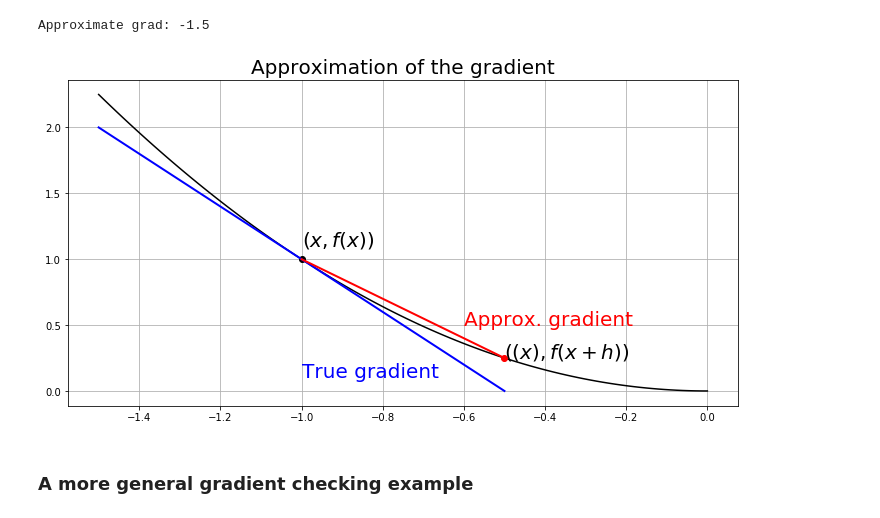
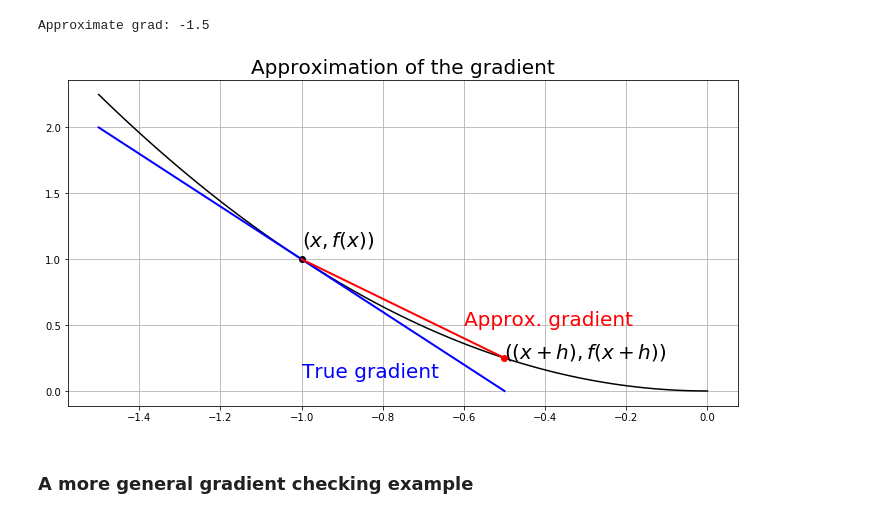
Before and after one commit to davidbp/lxmls-notebooks, a Jupyter notebook: day_0/day_0_introduction.ipynb, the cells around one changed output. Saved outputs shown, nothing was run; the diff lists cells and outputs as text; code cells hidden in the pictures.

```diff
--- a/day_0/day_0_introduction.ipynb
+++ b/day_0/day_0_introduction.ipynb
@@ -113,23 +113,23 @@ Approximate grad: -1.5
 # %%
 # Now let's plot the approximate gradient too.
 
 def plot_approx_gradient():
 
     plot_true_gradient()
 
     # this is the point with which we approximate the gradient
     h = 0.5
     plt.plot([x + h],[func(x + h)],'ro')
-    plt.text(x + h, func(x + h), '$((x),f(x+h))$', size=20, color="k")
+    plt.text(x + h, func(x + h), '$((x + h),f(x+h))$', size=20, color="k")
     plt.plot([x, x + h], [func(x), func(x + h)],'r-',lw=2)
 
     plt.text(-0.6, 0.5, 'Approx. gradient', size=20, color="r")
     plt.title("Approximation of the gradient", size=20)
 
 plot_approx_gradient()
 plt.show()
 # %% [output]
-[figure, old version]
+[figure, new version]
 # %% [markdown]
 ### A more general gradient checking example
 # %%
```
